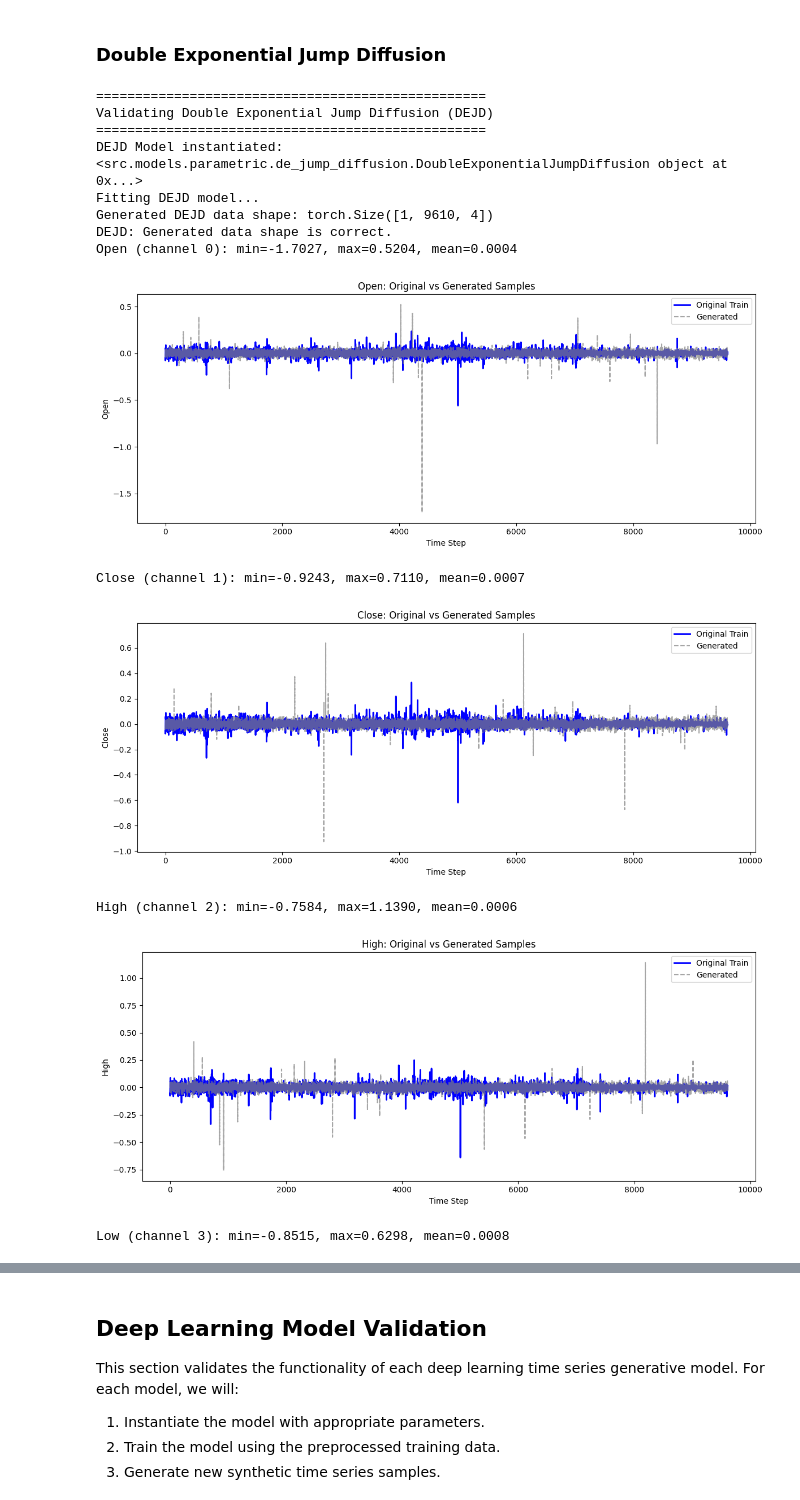
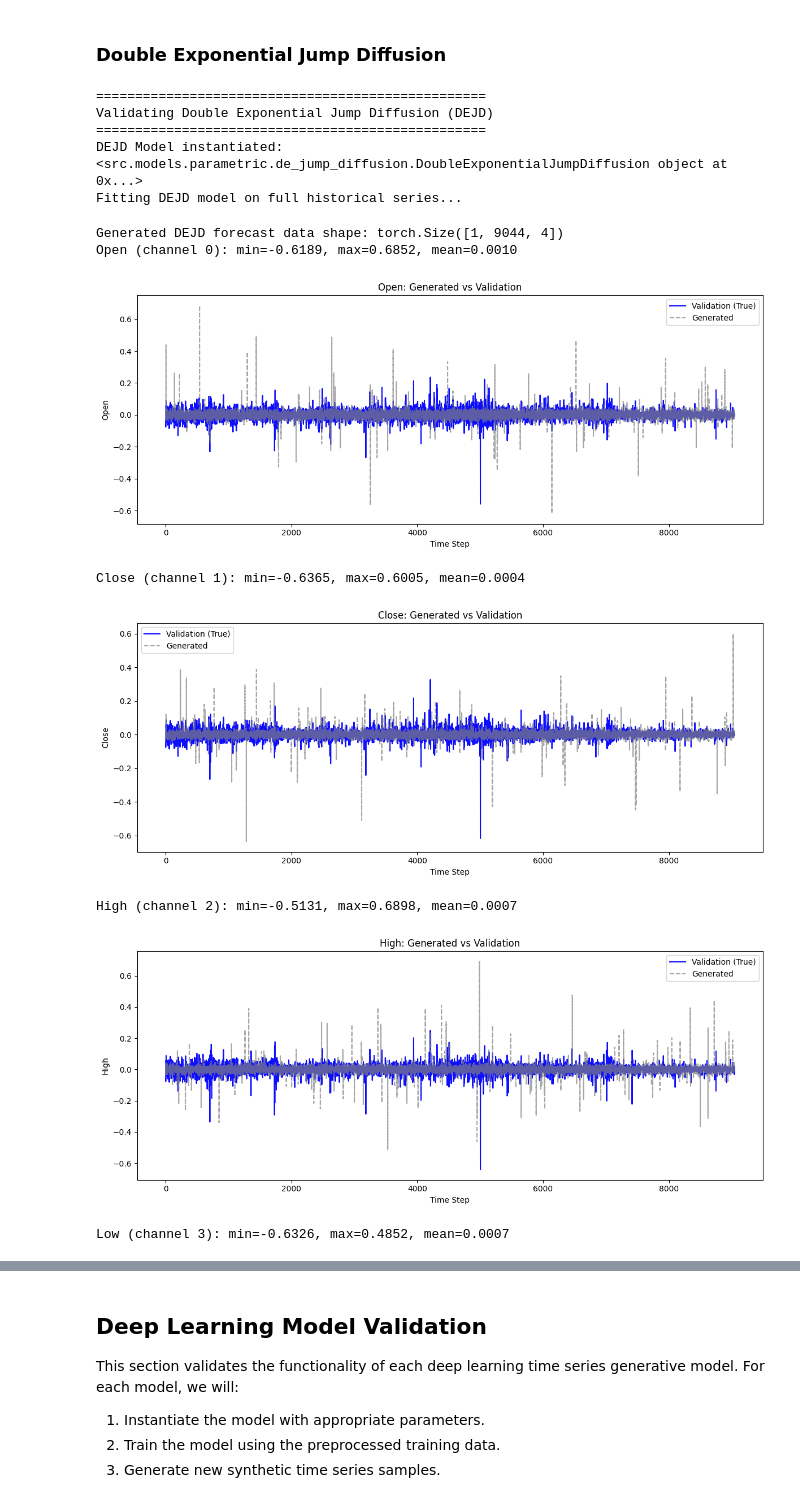
Before and after one commit to eddisonpham/StonkBench, a Jupyter notebook: notebooks/model_validation.ipynb, the cells around one changed output, grey strips where cells are left out. Drawn from its saved outputs; the diff is of its cells as text; code cells hidden in the pictures.

```diff
--- a/notebooks/model_validation.ipynb
+++ b/notebooks/model_validation.ipynb
@@ -260,23 +264,23 @@ print("Validating Merton Jump Diffusion (MJD)")
 print("=" * 50)
 
 length, num_channels = train_data_para.shape
-initial_price = train_data_para[0]
+forecast_horizon = train_data_para.shape[0]
+
 
 mjd_model = MertonJumpDiffusion(length=length, num_channels=num_channels)
 print(f"MJD Model instantiated: {mjd_model}")
 
-print("Fitting MJD model...")
-mjd_model.fit(train_data_para)
+print("Fitting MJD model on full historical series...")
+mjd_parameters = mjd_model.fit(train_data_para)
 
 num_generated_samples = 1
-mjd_generated_data = mjd_model.generate(num_generated_samples)
-print(f"Generated MJD data shape: {mjd_generated_data.shape}")
-
-assert mjd_generated_data.shape == (num_generated_samples, length, num_channels), \
-    f"MJD: Generated data shape mismatch. Expected ({num_generated_samples}, {length}, {num_channels}), got {mjd_generated_data.shape}"
-print("MJD: Generated data shape is correct.")
-
-plot_outputs(train_data_para, mjd_generated_data, num_generated_samples, length)
+mjd_generated_data = mjd_model.generate(
+    num_samples=num_generated_samples,
+    seq_length=forecast_horizon,
+    seed=42
+)
+print(f"Generated MJD forecast data shape: {mjd_generated_data.shape}")
+plot_generated_vs_real(mjd_generated_data, num_generated_samples, forecast_horizon, train_data_para)
 # %% [output]
 ==================================================
 Validating Merton Jump Diffusion (MJD)
@@ -343,38 +340,36 @@ Low (channel 3): min=-0.6430, max=0.6901, mean=-0.0011
 # %%
 print("\n" + "=" * 50)
 print("Validating Double Exponential Jump Diffusion (DEJD)")
 print("=" * 50)
 
 length, num_channels = train_data_para.shape
-initial_price = train_data_para[0]
+forecast_horizon = train_data_para.shape[0]
 
 dejd_model = DoubleExponentialJumpDiffusion(length=length, num_channels=num_channels)
 print(f"DEJD Model instantiated: {dejd_model}")
 
-print("Fitting DEJD model...")
-dejd_model.fit(train_data_para)
+print("Fitting DEJD model on full historical series...")
+dejd_parameters = dejd_model.fit(train_data_para)
 
 num_generated_samples = 1
-dejd_generated_data = dejd_model.generate(num_generated_samples)
-print(f"Generated DEJD data shape: {dejd_generated_data.shape}")
-
-assert dejd_generated_data.shape == (num_generated_samples, length, num_channels), \
-    f"DEJD: Generated data shape mismatch. Expected ({num_generated_samples}, {length}, {num_channels}), got {dejd_generated_data.shape}"
-print("DEJD: Generated data shape is correct.")
-
-plot_outputs(train_data_para, dejd_generated_data, num_generated_samples, length)
+dejd_generated_data = dejd_model.generate(
+    num_samples=num_generated_samples,
+    seq_length=forecast_horizon,
+    seed=42
+)
+print(f"Generated DEJD forecast data shape: {dejd_generated_data.shape}")
+plot_generated_vs_real(dejd_generated_data, num_generated_samples, forecast_horizon, train_data_para)
 # %% [output]
 ==================================================
 Validating Double Exponential Jump Diffusion (DEJD)
 ==================================================
 DEJD Model instantiated: <src.models.parametric.de_jump_diffusion.DoubleExponentialJumpDiffusion object at 0x...>
-Fitting DEJD model...
-Generated DEJD data shape: torch.Size([1, 9610, 4])
-DEJD: Generated data shape is correct.
-Open (channel 0): min=-1.7027, max=0.5204, mean=0.0004
+Fitting DEJD model on full historical series...
+Generated DEJD forecast data shape: torch.Size([1, 9044, 4])
+Open (channel 0): min=-0.6189, max=0.6852, mean=0.0010
-[figure, old version]
+[figure, new version]
-Close (channel 1): min=-0.9243, max=0.7110, mean=0.0007
+Close (channel 1): min=-0.6365, max=0.6005, mean=0.0004
-[figure, old version]
+[figure, new version]
-High (channel 2): min=-0.7584, max=1.1390, mean=0.0006
+High (channel 2): min=-0.5131, max=0.6898, mean=0.0007
-[figure, old version]
+[figure, new version]
-Low (channel 3): min=-0.8515, max=0.6298, mean=0.0008
+Low (channel 3): min=-0.6326, max=0.4852, mean=0.0007
```
Also changed, not shown: parts of 25 cells of this notebook, 25 other files.
